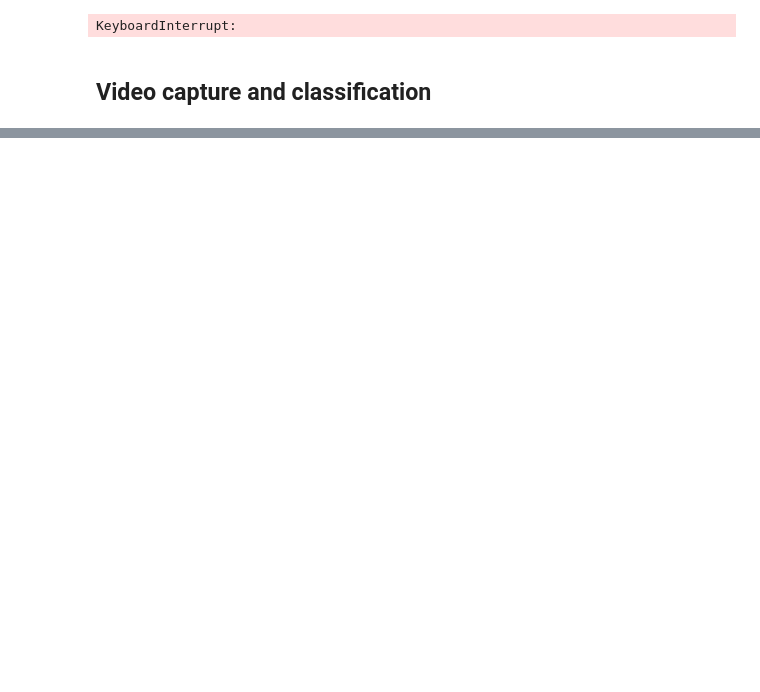
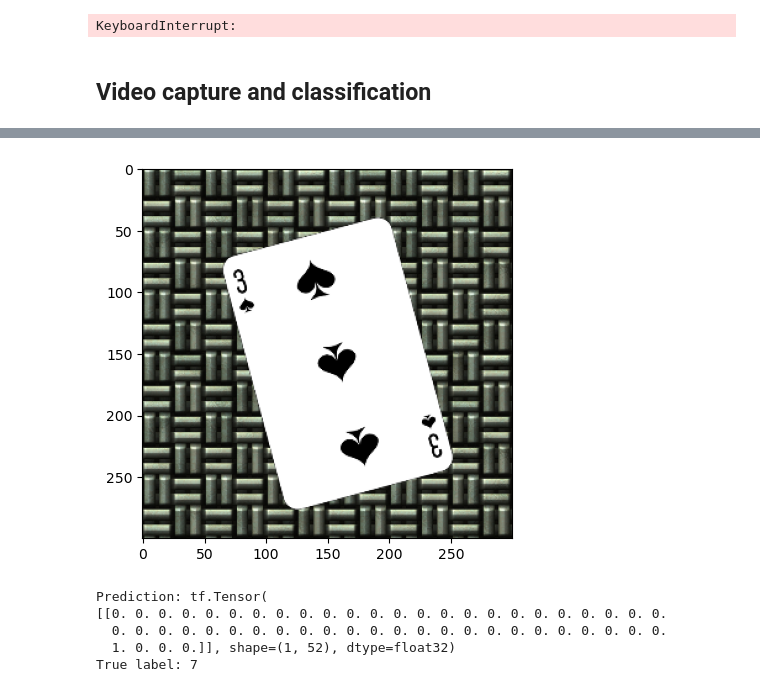
Before and after one commit to RioVossKernan/PerfectingPoker, a Jupyter notebook: model.ipynb, the cells around one changed output, grey strips where cells are left out. Drawn from its saved outputs; the diff is of its cells as text; code cells hidden in the pictures; blank space fills up the shorter version.

```diff
--- a/model.ipynb
+++ b/model.ipynb
@@ -165,13 +201,8 @@ model = CardPredictor()
 model.build((None, 300, 300, 3))
 model.load_weights('model_weights.weights.h5')
 # %%
-# Load model
-model = CardPredictor()
-model.build((None, 300, 300, 3))
-model.load_weights('model_weights.weights.h5')
-
 values = ['2', '3', '4', '5', '6', '7', '8', '9', '10', 'J', 'Q', 'K', 'A']
-suits = ['spade', 'heart', 'diamond', 'club']
+suits = ['club', 'diamond', 'heart', 'spade']
 class_names = [f"{v} of {s}" for v in values for s in suits]
 # === Start camera ===
 cam = cv2.VideoCapture(0)
@@ -201,12 +232,14 @@ while True:
         print("Capturing frame...")
 
         # Preprocess the frame
-        img = cv2.resize(frame, (300, 300))
-        img = img.astype('float32') / 255.0
-        img = np.expand_dims(img, axis=0)
+        image = tf.convert_to_tensor(cv2.cvtColor(frame, cv2.COLOR_BGR2RGB))
+        image = tf.image.resize(image, [300, 300])
+        image = tf.cast(image, tf.float32) / 255.0
+        image = np.expand_dims(image, axis=0)
 
         # Predict
-        pred = model(img, training=False)
+        pred = model(image, training=False)
+        print("Prediction:", pred)
         predicted_class = tf.argmax(pred, axis=1).numpy()[0]
         # check dataset to fix the indexing here.
         class_name = class_names[predicted_class]
@@ -218,6 +251,8 @@ while True:
         cv2.imshow("Prediction", display_frame)
         cv2.waitKey(1500)  # Show prediction for 1.5 seconds
 
+print("Releasing camera feed.")
 cam.release()
+print("Destroying windows")
 cv2.destroyAllWindows()
 # %% [output]
@@ -249,0 +301,22 @@ Error:
+# %%
+path = 'imgs/single/1013.png'
+
+image = tf.io.read_file(path)
+image = tf.image.decode_jpeg(image, channels=3)
+image = tf.image.resize(image, [300, 300])
+image = tf.cast(image, tf.float32) / 255.0
+plt.imshow(image)
+plt.show()
+
+image = np.expand_dims(image, axis=0)
+pred = model(image, training=False)
+
+print("Prediction:", pred)
+print("True label:", new_data[path])
+# %% [output]
+[figure, added]
+Prediction: tf.Tensor(
+[[0. 0. 0. 0. 0. 0. 0. 0. 0. 0. 0. 0. 0. 0. 0. 0. 0. 0. 0. 0. 0. 0. 0. 0.
+  0. 0. 0. 0. 0. 0. 0. 0. 0. 0. 0. 0. 0. 0. 0. 0. 0. 0. 0. 0. 0. 0. 0. 0.
+  1. 0. 0. 0.]], shape=(1, 52), dtype=float32)
+True label: 7
```
Also changed, not shown: parts of 8 cells of this notebook.
